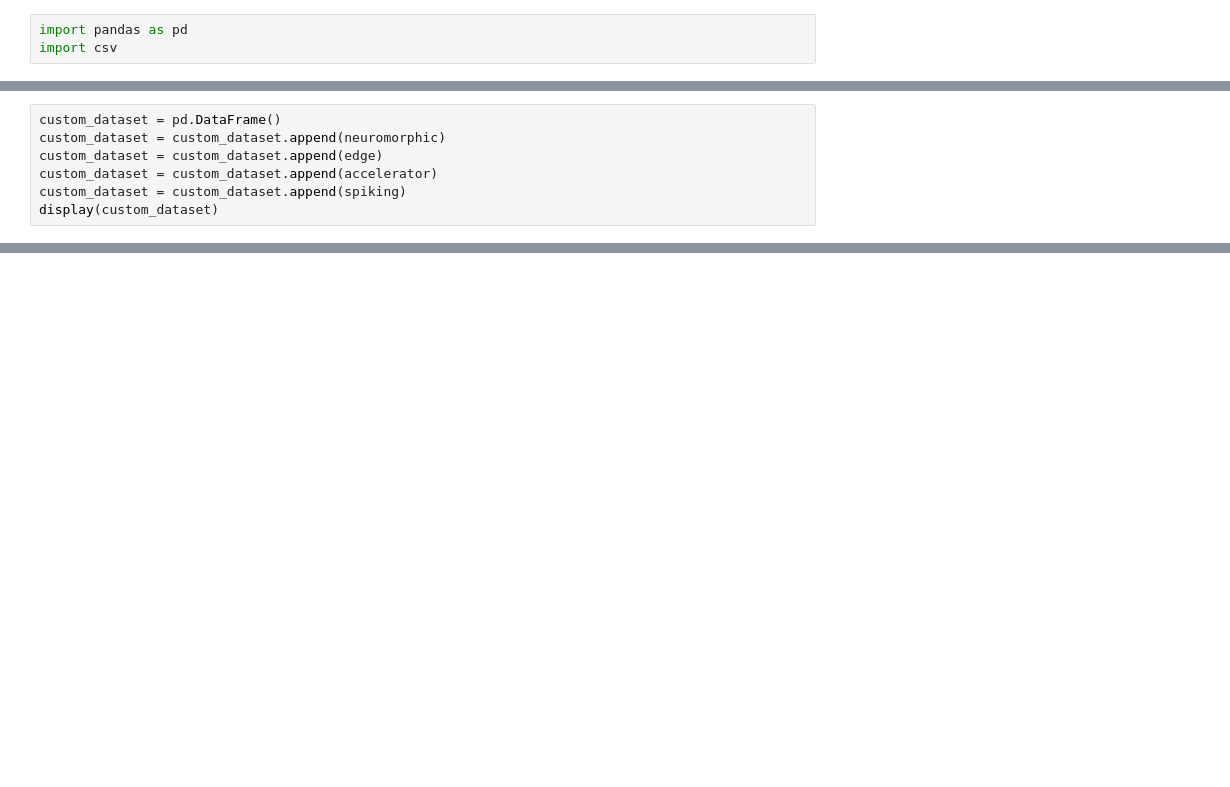
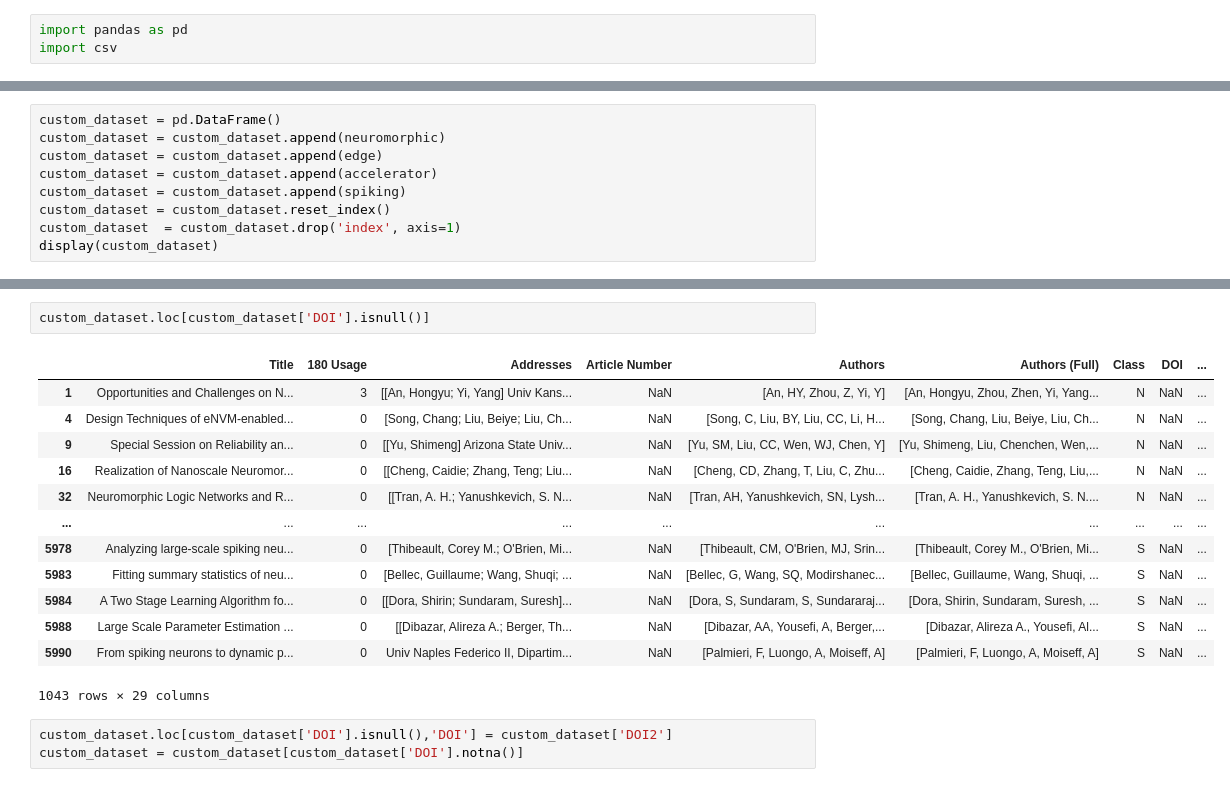
Before and after one commit to rreece15/Collaborative-Networks-In-Machine-Learning, a Jupyter notebook: parsing/custom_parse.ipynb, the cells around one changed output, grey strips where cells are left out. Drawn from its saved outputs; the diff is of its cells as text; blank space fills up the shorter version.

```diff
--- a/parsing/custom_parse.ipynb
+++ b/parsing/custom_parse.ipynb
@@ -119,5 +158,7 @@ custom_dataset = custom_dataset.append(neuromorphic)
 custom_dataset = custom_dataset.append(edge)
 custom_dataset = custom_dataset.append(accelerator)
 custom_dataset = custom_dataset.append(spiking)
+custom_dataset = custom_dataset.reset_index()
+custom_dataset  = custom_dataset.drop('index', axis=1)
 display(custom_dataset)
 # %% [output]
@@ -136,0 +178,19 @@ display(custom_dataset)
+# %%
+custom_dataset.loc[custom_dataset['DOI'].isnull()]
+# %% [output]
+|  | Title | 180 Usage | Addresses | Article Number | Authors | Authors (Full) | Class | DOI | ... |
+| 1 | Opportunities and Challenges on N... | 3 | [[An, Hongyu; Yi, Yang] Univ Kans... | NaN | [An, HY, Zhou, Z, Yi, Y] | [An, Hongyu, Zhou, Zhen, Yi, Yang... | N | NaN | ... |
+| 4 | Design Techniques of eNVM-enabled... | 0 | [Song, Chang; Liu, Beiye; Liu, Ch... | NaN | [Song, C, Liu, BY, Liu, CC, Li, H... | [Song, Chang, Liu, Beiye, Liu, Ch... | N | NaN | ... |
+| 9 | Special Session on Reliability an... | 0 | [[Yu, Shimeng] Arizona State Univ... | NaN | [Yu, SM, Liu, CC, Wen, WJ, Chen, Y] | [Yu, Shimeng, Liu, Chenchen, Wen,... | N | NaN | ... |
+| 16 | Realization of Nanoscale Neuromor... | 0 | [[Cheng, Caidie; Zhang, Teng; Liu... | NaN | [Cheng, CD, Zhang, T, Liu, C, Zhu... | [Cheng, Caidie, Zhang, Teng, Liu,... | N | NaN | ... |
+| 32 | Neuromorphic Logic Networks and R... | 0 | [[Tran, A. H.; Yanushkevich, S. N... | NaN | [Tran, AH, Yanushkevich, SN, Lysh... | [Tran, A. H., Yanushkevich, S. N.... | N | NaN | ... |
+| ... | ... | ... | ... | ... | ... | ... | ... | ... | ... |
+| 5978 | Analyzing large-scale spiking neu... | 0 | [Thibeault, Corey M.; O'Brien, Mi... | NaN | [Thibeault, CM, O'Brien, MJ, Srin... | [Thibeault, Corey M., O'Brien, Mi... | S | NaN | ... |
+| 5983 | Fitting summary statistics of neu... | 0 | [Bellec, Guillaume; Wang, Shuqi; ... | NaN | [Bellec, G, Wang, SQ, Modirshanec... | [Bellec, Guillaume, Wang, Shuqi, ... | S | NaN | ... |
+| 5984 | A Two Stage Learning Algorithm fo... | 0 | [[Dora, Shirin; Sundaram, Suresh]... | NaN | [Dora, S, Sundaram, S, Sundararaj... | [Dora, Shirin, Sundaram, Suresh, ... | S | NaN | ... |
+| 5988 | Large Scale Parameter Estimation ... | 0 | [[Dibazar, Alireza A.; Berger, Th... | NaN | [Dibazar, AA, Yousefi, A, Berger,... | [Dibazar, Alireza A., Yousefi, Al... | S | NaN | ... |
+| 5990 | From spiking neurons to dynamic p... | 0 | Univ Naples Federico II, Dipartim... | NaN | [Palmieri, F, Luongo, A, Moiseff, A] | [Palmieri, F, Luongo, A, Moiseff, A] | S | NaN | ... |
+1043 rows × 29 columns
+# %%
+custom_dataset.loc[custom_dataset['DOI'].isnull(),'DOI'] = custom_dataset['DOI2']
+custom_dataset = custom_dataset[custom_dataset['DOI'].notna()]
```
Also changed, not shown: parts of 10 cells of this notebook, 3 other files.
